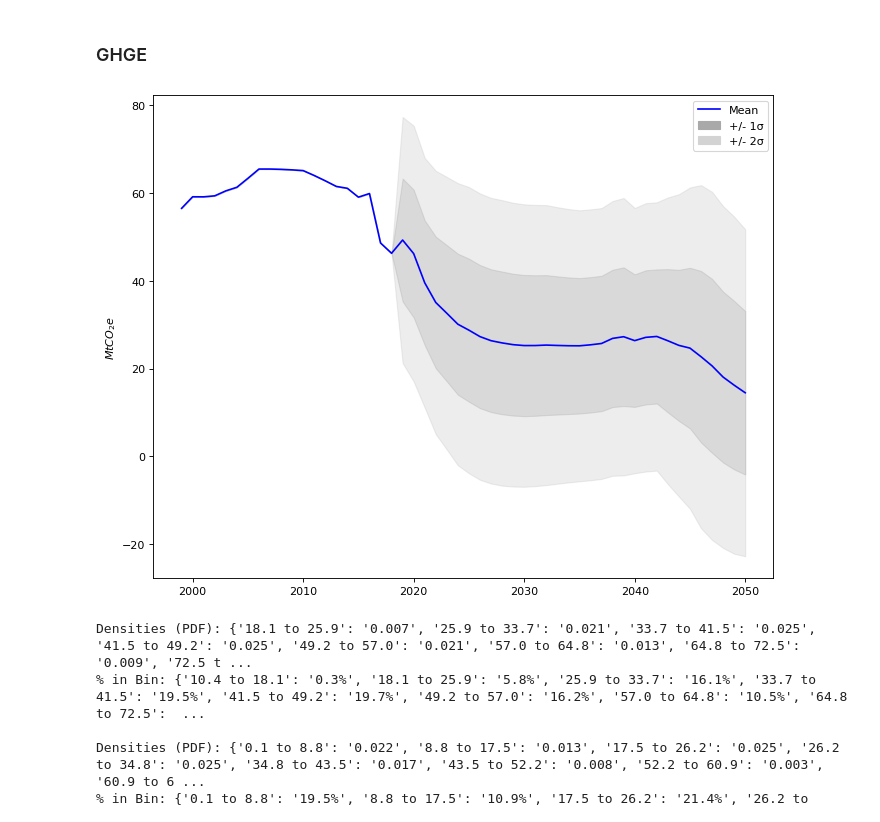
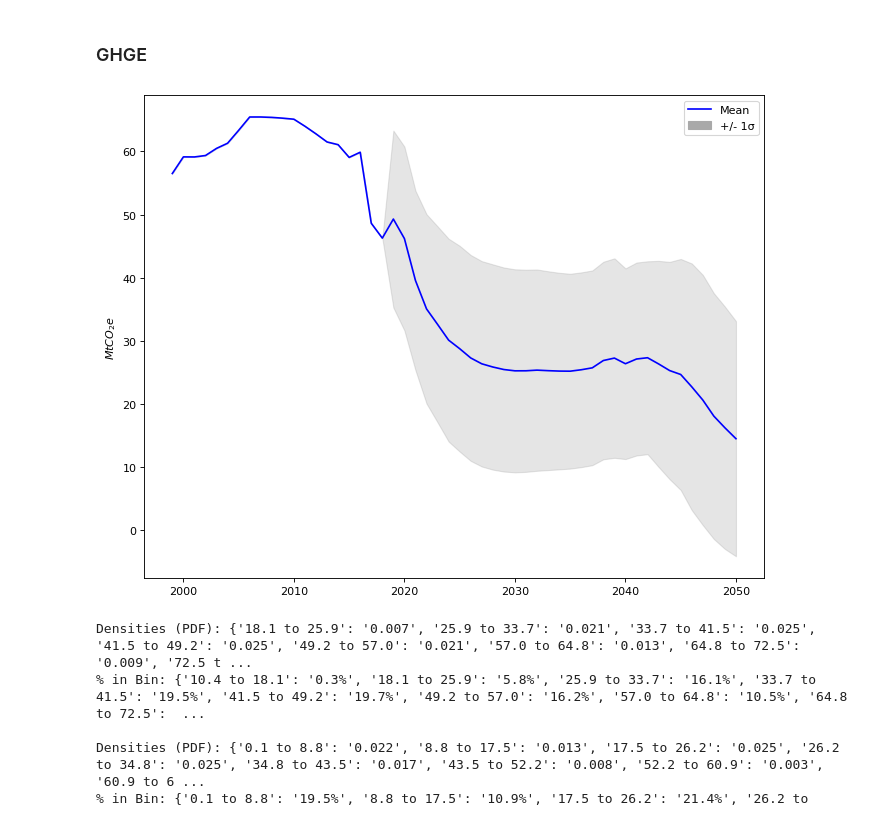
Before and after one commit to gr4sp/simulationEngine, a Jupyter notebook: experiments/notebookGr4sp/Uncertainty Analysis.ipynb, the cells around one changed output. Saved outputs shown, nothing was run; the diff lists cells and outputs as text; code cells hidden in the pictures.

```diff
--- a/experiments/notebookGr4sp/Uncertainty Analysis.ipynb
+++ b/experiments/notebookGr4sp/Uncertainty Analysis.ipynb
@@ -145,36 +145,36 @@ exp = exp.loc[ :, selected_uncertainties]
 # %%
 #change fig size
 figure(num=None, figsize=(10, 8), dpi=80, facecolor='w', edgecolor='k')
 
 #compute STD and MEAN
 ghgeSTD = np.std(outcomes_filtered['GHGYear'],axis=0)
 ghge2STD = 2*np.std(outcomes_filtered['GHGYear'],axis=0)
 
 ghgeMean = np.mean(outcomes_filtered['GHGYear'],axis=0)
 
 #PLOT MEAN
 lineMean, = plt.plot(time,ghgeMean, 'b-', label = 'Mean')
 
 #PLOT STD and 2STD
-plt.fill_between(x=time,y1=ghgeMean - ghgeSTD, y2=ghgeMean + ghgeSTD,
-                 color='gray', alpha=0.2)
-plt.fill_between(x=time,y1=ghgeMean - ghge2STD, y2=ghgeMean + ghge2STD,
-                 color='darkgray', alpha=0.2)
+plt.fill_between(x=time,y1=ghgeMean - ghgeSTD, y2=ghgeMean + ghgeSTD, color='gray', alpha=0.2)
+#plt.fill_between(x=time,y1=ghgeMean - ghge2STD, y2=ghgeMean + ghge2STD,color='darkgray', alpha=0.2)
 
 
-lightgrey_patch = mpatches.Patch(color='lightgray', label='+/- 2\u03C3')
+#lightgrey_patch = mpatches.Patch(color='lightgray', label='+/- 2\u03C3')
 darkgrey_patch = mpatches.Patch(color='darkgray', label='+/- 1\u03C3')
 
 
 #PLOT legend, and title
 
-plt.legend(handles=[lineMean,darkgrey_patch,lightgrey_patch])
+#plt.legend(handles=[lineMean,darkgrey_patch,lightgrey_patch])
+plt.legend(handles=[lineMean,darkgrey_patch])
+
 axes = plt.gca()
 #axes.set_ylim([0,120])
 ylabel = axes.set_ylabel('$MtCO_2e$')
 #plt.suptitle("{}".format(ooi), fontsize=15)
 # %% [output]
-[figure, old version]
+[figure, new version]
 # %%
 from EMAworkbench.ema_workbench.analysis.plotting import multiple_densities, PlotType
 from EMAworkbench.ema_workbench.analysis.plotting_util import Density
```
Also changed, not shown: parts of 3 cells of this notebook, 29 other files.
